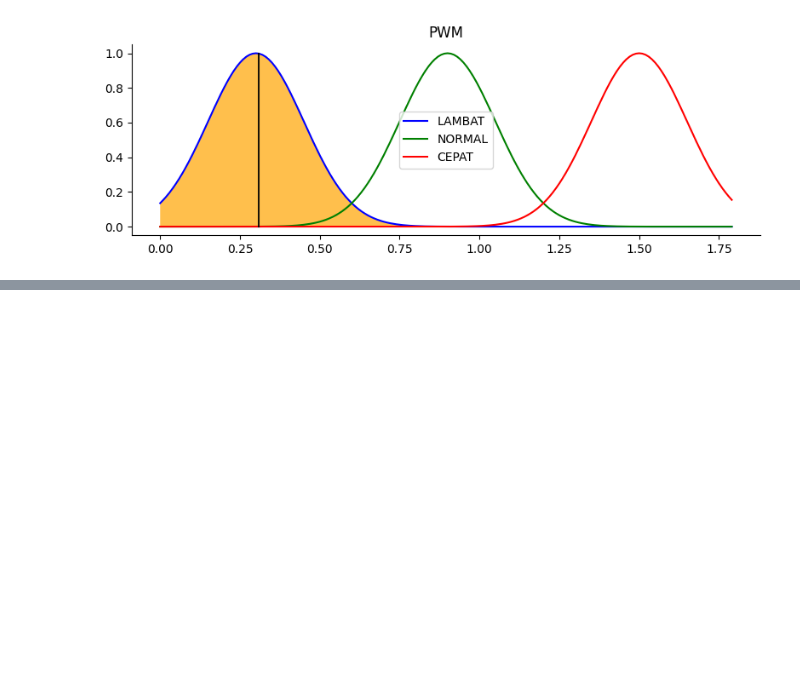
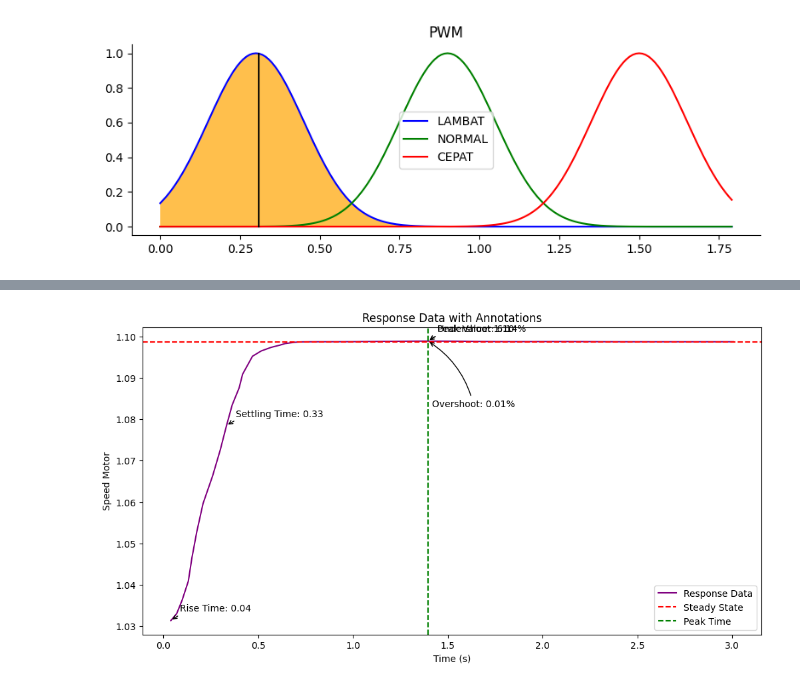
Before and after one commit to madeeryu/project_altino_webots, a Jupyter notebook: controllers/Fuzzy_Plot_Filter/projek.ipynb, the cells around one changed output, grey strips where cells are left out. Cells and saved outputs as stored; diff of their text form; code cells hidden in the pictures; blank space fills up the shorter version.

```diff
--- a/controllers/Fuzzy_Plot_Filter/projek.ipynb
+++ b/controllers/Fuzzy_Plot_Filter/projek.ipynb
@@ -268 +272,83 @@ Settling Time: 0.0788731575012207
 Undershoot (%): None
+# %%
+sigma = 5 #filter gausian
+smoothed_speed_data = gaussian_filter1d(data['SpeedMotor'], sigma)
+
+time = data['Time'].values
+response = smoothed_speed_data  # Ganti 'SensorValue' dengan nama kolom data respons Anda
+
+
+def annotate_plot(ax, time, data, text):
+    for t, d in zip(time, data):
+        ax.annotate(text, xy=(t, d), xytext=(10, 10), textcoords='offset points',
+                    arrowprops=dict(arrowstyle='->', connectionstyle='arc3,rad=.2'))
+
+# Fungsi untuk membuat plot dengan garis bantu dan anotasi
+def plot_data_with_annotations(time, response): #
+    fig, ax = plt.subplots(figsize=(12,6))
+    ax.plot(time, response, label='Response Data',color='purple')
+
+    steady_state_value = np.mean(response[-10:])
+    ax.axhline(y=steady_state_value, color='r', linestyle='--', label='Steady State')
+
+    peaks, _ = find_peaks(response)
+    peak_time = time[peaks][0] if peaks.size > 0 else None
+    if peak_time is not None:
+        ax.axvline(x=peak_time, color='g', linestyle='--', label='Peak Time')
+
+    if peak_time is not None:
+        peak_value = response[peaks][0]
+        annotate_plot(ax, [peak_time], [peak_value], f'Peak Value: {peak_value:.2f}')
+
+    rise_time_index = np.where(response >= 0.9 * steady_state_value)[0][0] if np.any(response >= 0.9 * steady_state_value) else None
+    if rise_time_index is not None:
+        rise_time = time[rise_time_index]
+        annotate_plot(ax, [rise_time], [response[rise_time_index]], f'Rise Time: {rise_time:.2f}')
+
+    settling_index = np.where(np.abs(response - steady_state_value) <= 0.02 * steady_state_value)[0]
+    settling_time = time[settling_index[0]] if settling_index.size > 0 else None
+    if settling_time:
+        annotate_plot(ax, [settling_time], [response[settling_index[0]]], f'Settling Time: {settling_time:.2f}')
+
+    overshoot = ((peak_value - steady_state_value) / steady_state_value) * 100 if peak_value is not None else None
+    if overshoot <= 0:
+        overshoot = None
+    if overshoot is not None:
+        overshoot_text = f'Overshoot: {overshoot:.2f}%'
+        ax.annotate(overshoot_text, xy=(peak_time, peak_value), xytext=(peak_time + 0.02, peak_value - 0.0158),
+                    textcoords='data', arrowprops=dict(arrowstyle='->', connectionstyle='arc3,rad=.2'))
+
+    # undershoot = None
+
+    undershoot_value = np.min(response)
+    undershoot = ((steady_state_value - undershoot_value) / steady_state_value) * 100 if undershoot_value is not None else None
+    if undershoot:
+        annotate_plot(ax, [peak_time], [peak_value], f'Undershoot: {undershoot:.2f}%')
+
+    ax.legend()
+    ax.set_xlabel('Time (s)')
+    ax.set_ylabel('Speed Motor')
+    ax.set_title('Response Data with Annotations')
+    ax.grid(False)
+
+    plt.show()
+    return {
+        'Steady State Value': steady_state_value,
+        'Peak Time': peak_time,
+        'Peak Value': peak_value,
+        'Overshoot (%)': overshoot,
+        'Rise Time': rise_time,
+        'Settling Time': settling_time,
+        'Undershoot (%)': undershoot
+    }
+
+# Jalankan fungsi plot dan cetak metrik
+metrics = plot_data_with_annotations(time, response)
+if metrics:
+    for metric, value in metrics.items():
+        if value is not None:
+            print(f"{metric}: {value:.2f}")
+        else:
+            print(f"{metric}: None")
+# %% [output]
+[figure, added]
```
Also changed, not shown: parts of 5 cells of this notebook, 11 other files.
